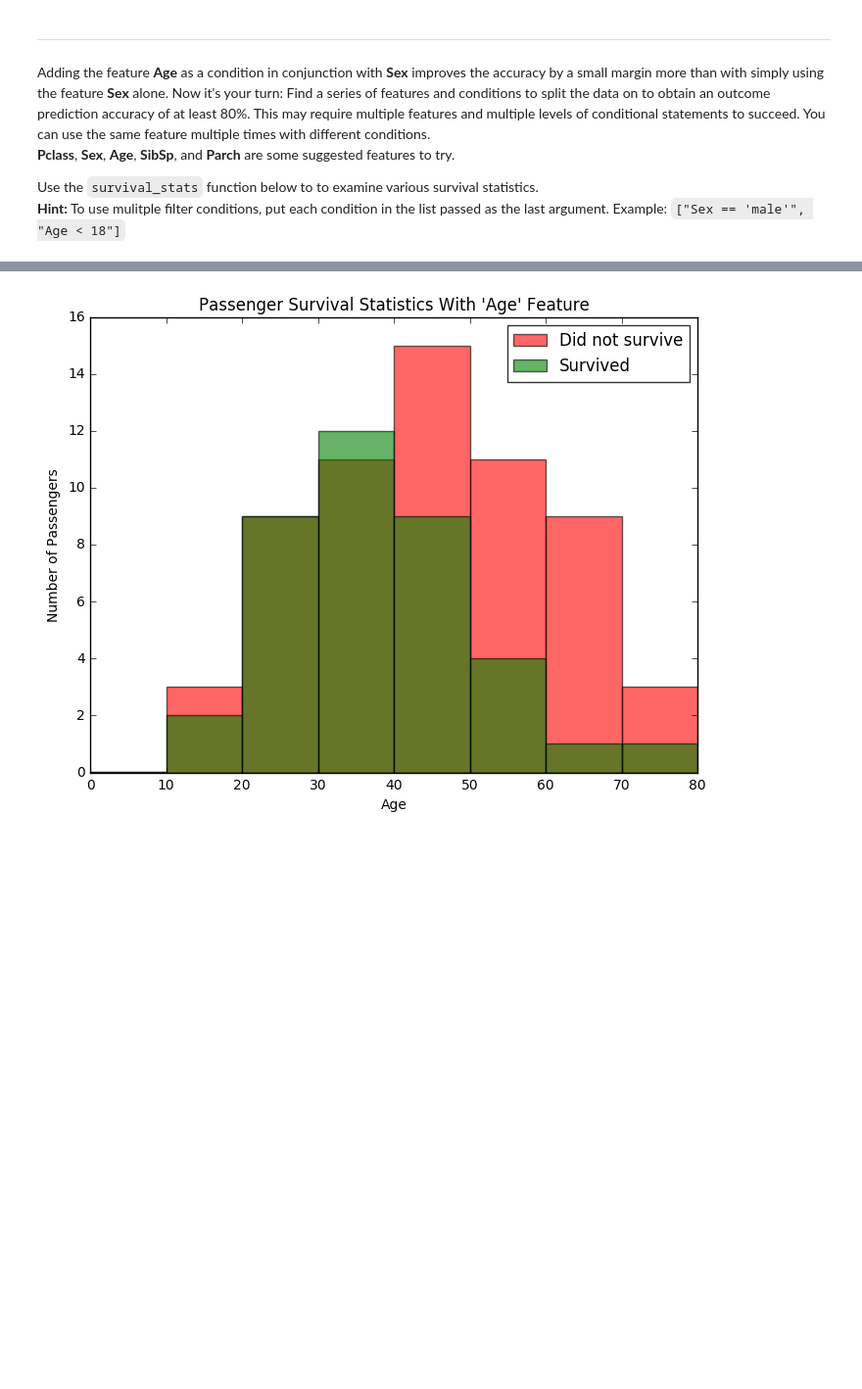
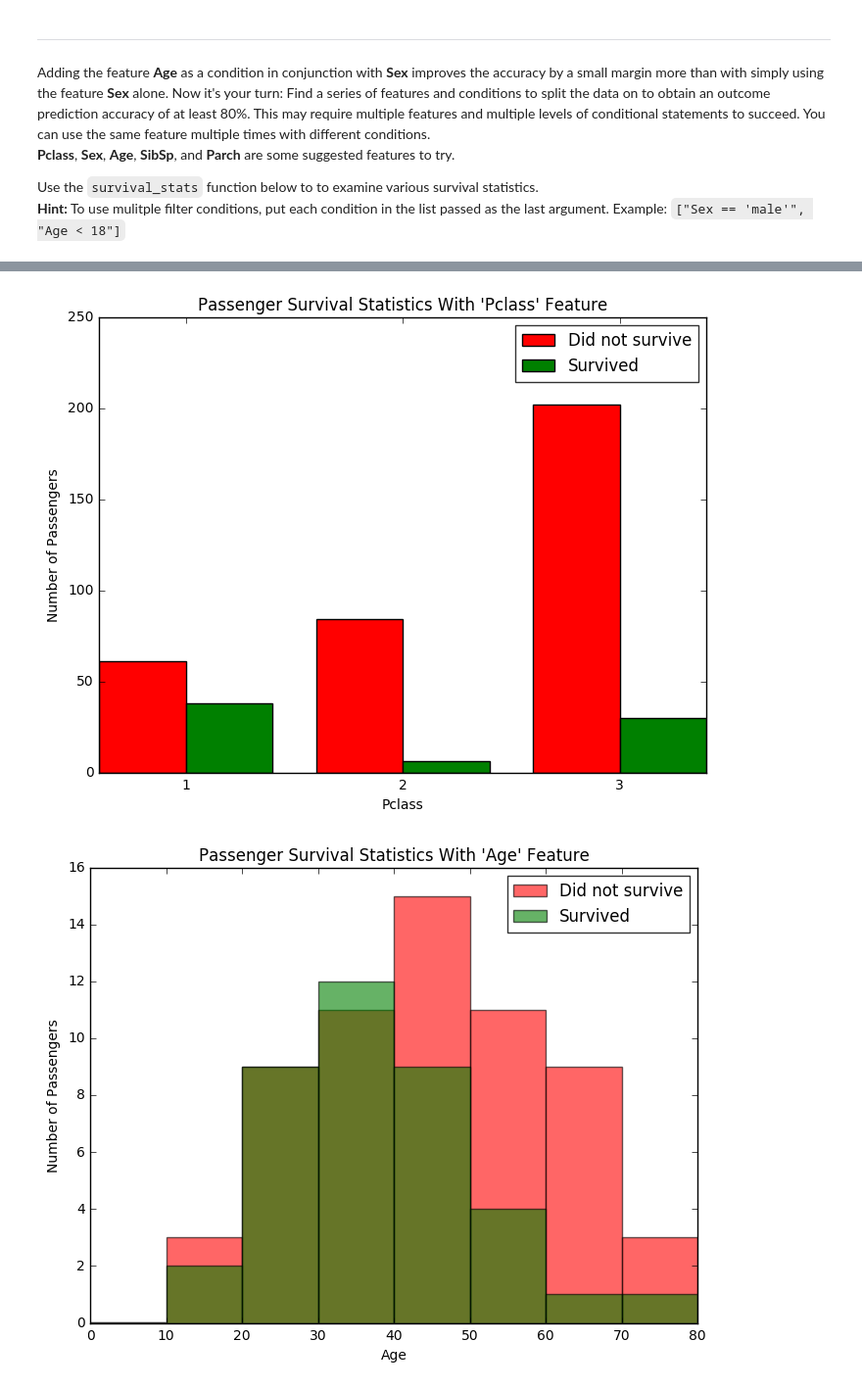
Before and after one commit to WangYuTum/MyUdacityML, a Jupyter notebook: projects/titanic_survival_exploration/titanic_survival_exploration.ipynb, the cells around one changed output, grey strips where cells are left out. Shown: that part at 98% size. Cells and saved outputs as stored; diff of their text form; code cells hidden in the pictures; blank space fills up the shorter version.

```diff
--- a/projects/titanic_survival_exploration/titanic_survival_exploration.ipynb
+++ b/projects/titanic_survival_exploration/titanic_survival_exploration.ipynb
@@ -219 +224,5 @@ Use the `survival_stats` function below to to examine various survival statistic
+# %%
+vs.survival_stats(data, outcomes,'Pclass' ,["Sex == 'male'", "Age >= 10"])
+# %% [output]
+[figure, added]
 # %%
```
Also changed, not shown: parts of 8 cells of this notebook, 1 other file.
